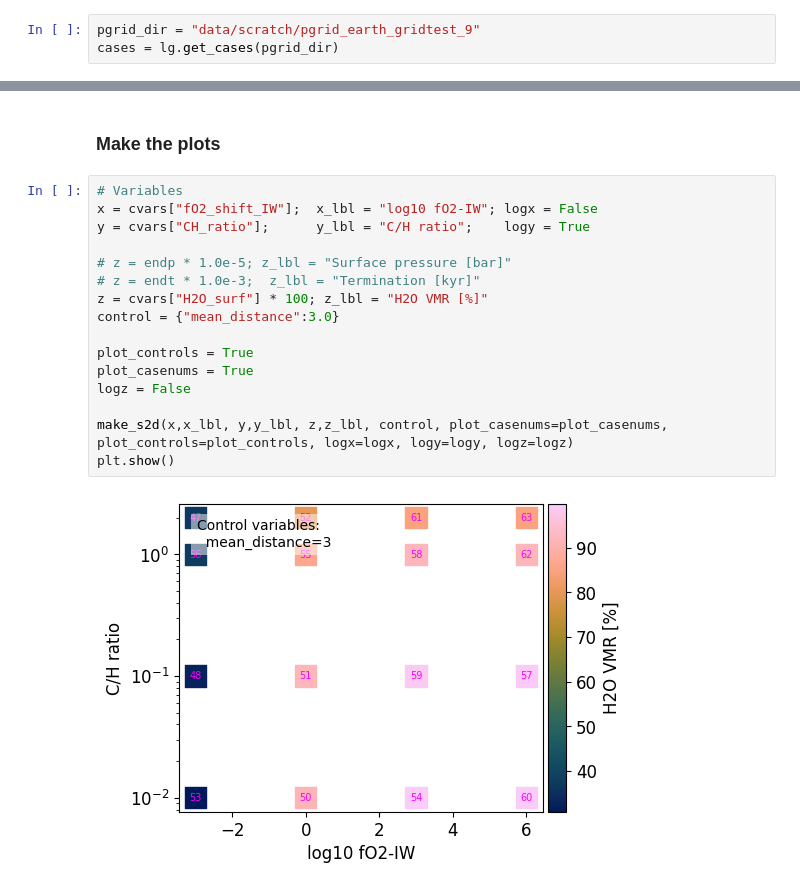
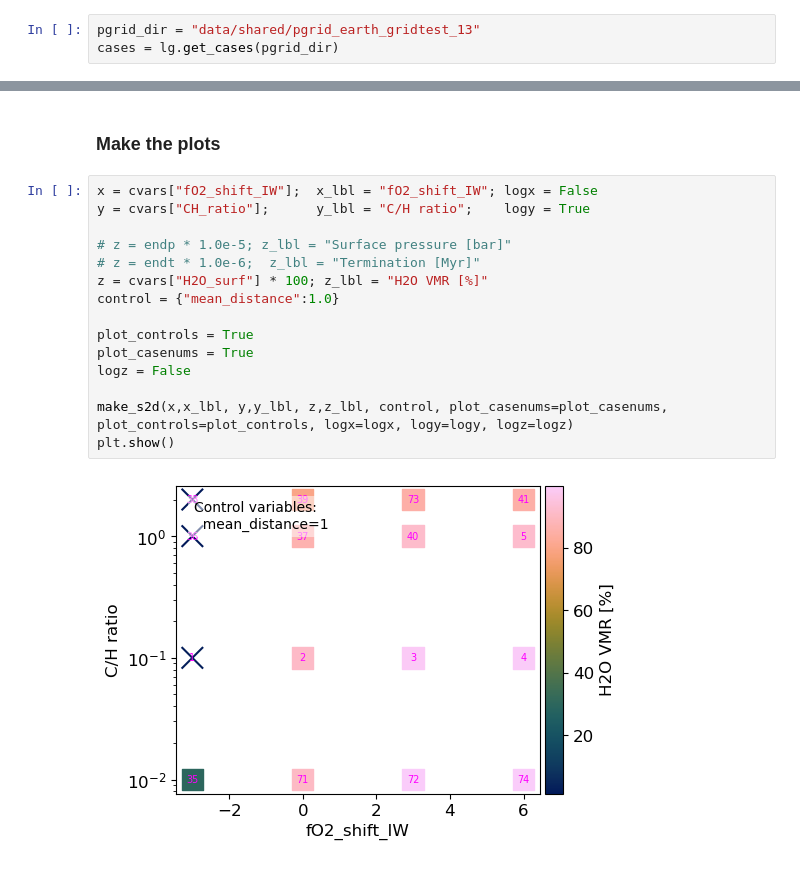
Before and after one commit to nichollsh/proteus_analysis, a Jupyter notebook: scatter_two_params.ipynb, the cells around one changed output, grey strips where cells are left out. Cells and saved outputs as stored; diff of their text form.

```diff
--- a/scatter_two_params.ipynb
+++ b/scatter_two_params.ipynb
@@ -14,7 +15,7 @@ from utils.load_cmaps import *
 # %% [markdown]
 ### Read data
 # %%
-pgrid_dir = "data/scratch/pgrid_earth_gridtest_9"
+pgrid_dir = "data/shared/pgrid_earth_gridtest_13"
 cases = lg.get_cases(pgrid_dir)
 # %%
 # Collect netcdf files
@@ -168,21 +204,20 @@ def make_p1d(x,x_lbl, z,z_lbl, control, plot_controls=False, logz=False):
 # %% [markdown]
 ### Make the plots
 # %%
-# Variables
-x = cvars["fO2_shift_IW"];  x_lbl = "log10 fO2-IW"; logx = False
+x = cvars["fO2_shift_IW"];  x_lbl = "fO2_shift_IW"; logx = False
 y = cvars["CH_ratio"];      y_lbl = "C/H ratio";    logy = True
 
 # z = endp * 1.0e-5; z_lbl = "Surface pressure [bar]"
-# z = endt * 1.0e-3;  z_lbl = "Termination [kyr]"
+# z = endt * 1.0e-6;  z_lbl = "Termination [Myr]"
 z = cvars["H2O_surf"] * 100; z_lbl = "H2O VMR [%]"
-control = {"mean_distance":3.0}
+control = {"mean_distance":1.0}
 
 plot_controls = True
 plot_casenums = True
 logz = False
 
 make_s2d(x,x_lbl, y,y_lbl, z,z_lbl, control, plot_casenums=plot_casenums, plot_controls=plot_controls, logx=logx, logy=logy, logz=logz)
 plt.show()
 # %% [output]
-[figure, old version]
+[figure, new version]
 # %%
```
Also changed, not shown: parts of 4 cells of this notebook, 2 other files.
